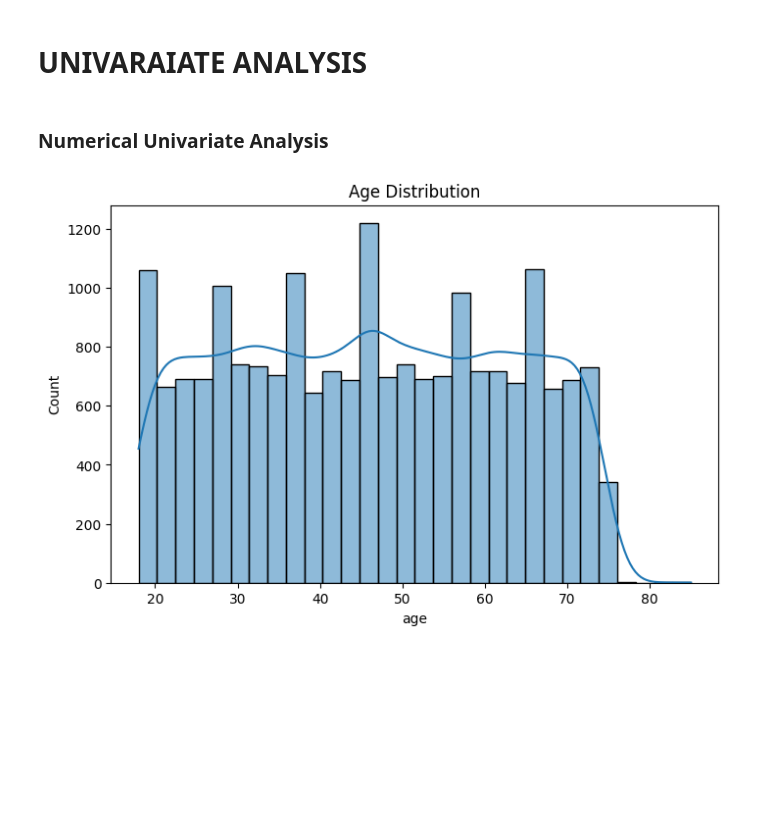
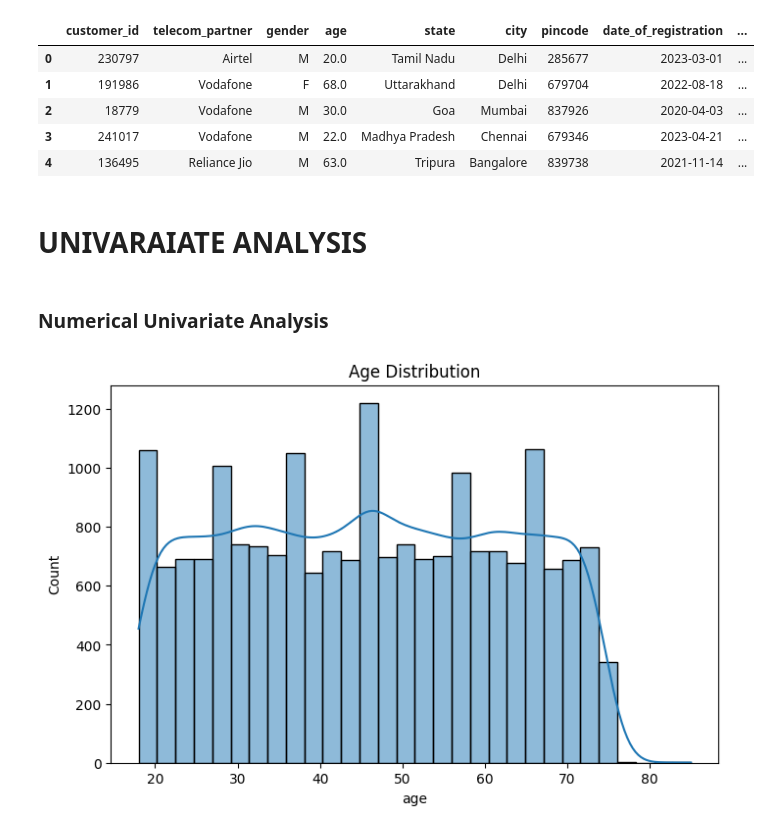
Before and after one commit to FATHIMARINSHA-KP/Exploratory-Data-Analysis-EDA-Project, a Jupyter notebook: notebooks/univariate_bivariate.ipynb, the cells around one changed output. Saved outputs shown, nothing was run; the diff lists cells and outputs as text; code cells hidden in the pictures; blank space fills up the shorter version.

```diff
--- a/notebooks/univariate_bivariate_eda.ipynb
+++ b/notebooks/univariate_bivariate.ipynb
@@ -1,11 +1,20 @@
 # %%
 import pandas as pd
 
 import seaborn as sns
 
 import matplotlib.pyplot as plt
 
-df = pd.read_csv(r"C:\Users\A S S A U L T\Desktop\eda - project\data\interim\customer_cleaned_dataset.csv")
+df = pd.read_csv(r"C:\Users\A S S A U L T\Desktop\eda - project\data\interim\customer_cleaned_day2.csv")
+
+df.head()
+# %% [output]
+|  | customer_id | telecom_partner | gender | age | state | city | pincode | date_of_registration | ... |
+| 0 | 230797 | Airtel | M | 20.0 | Tamil Nadu | Delhi | 285677 | 2023-03-01 | ... |
+| 1 | 191986 | Vodafone | F | 68.0 | Uttarakhand | Delhi | 679704 | 2022-08-18 | ... |
+| 2 | 18779 | Vodafone | M | 30.0 | Goa | Mumbai | 837926 | 2020-04-03 | ... |
+| 3 | 241017 | Vodafone | M | 22.0 | Madhya Pradesh | Chennai | 679346 | 2023-04-21 | ... |
+| 4 | 136495 | Reliance Jio | M | 63.0 | Tripura | Bangalore | 839738 | 2021-11-14 | ... |
 # %% [markdown]
 # UNIVARAIATE ANALYSIS
 # %% [markdown]
```
Also changed, not shown: parts of 47 cells of this notebook, 1 other file.
